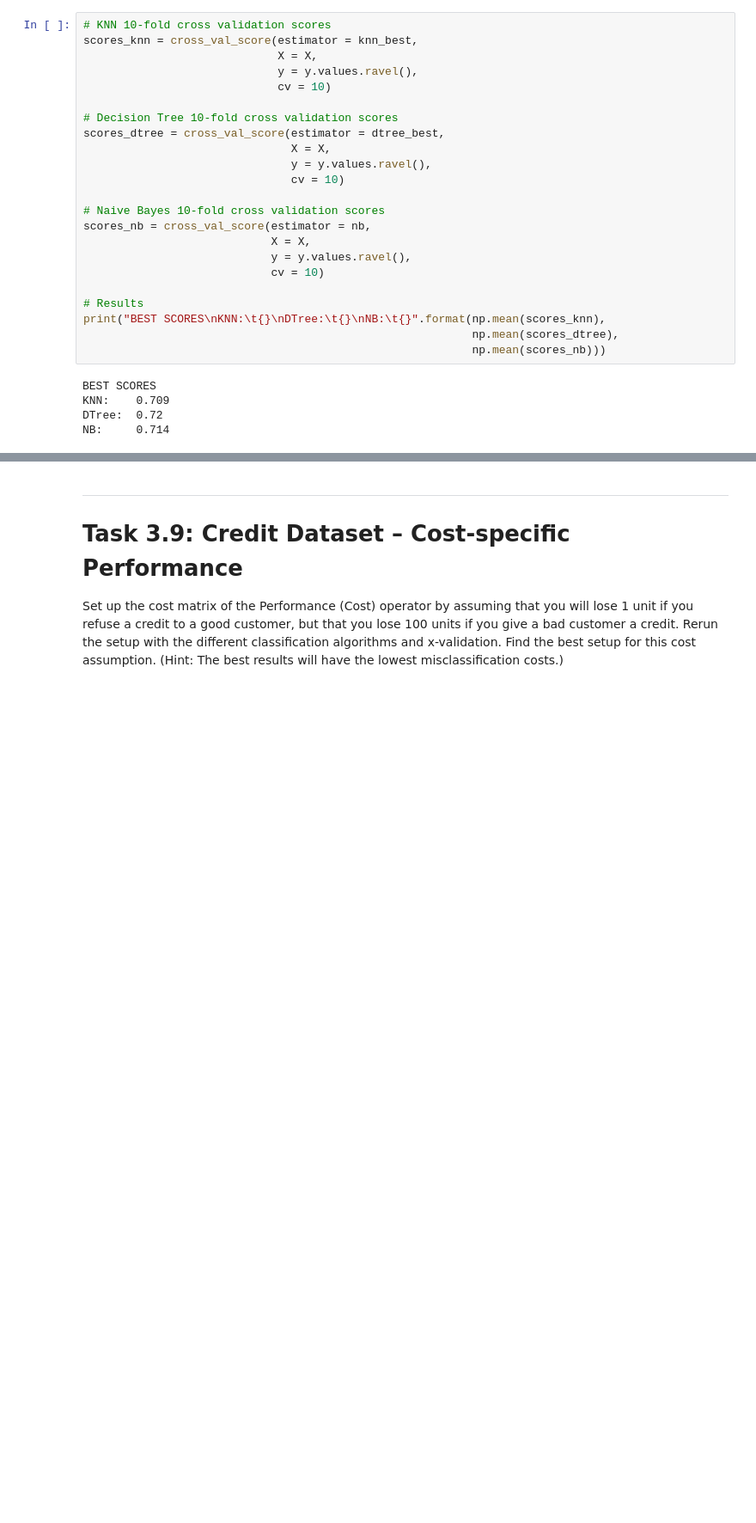
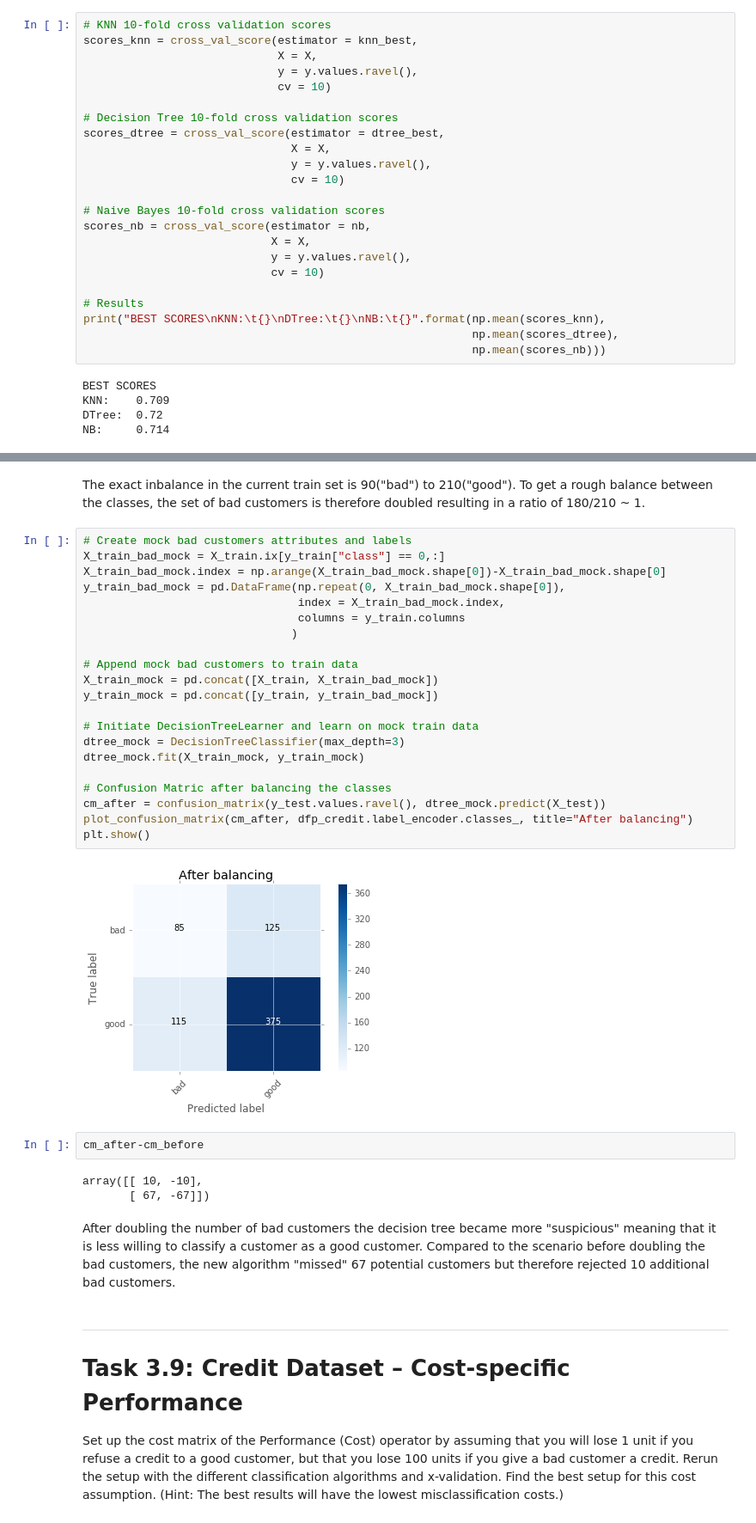
Before and after one commit to jgoerner/DataMining, a Jupyter notebook: notebooks/0.1-jg-readingguide-3.ipynb, the cells around one changed output, grey strips where cells are left out. Shown at 86% size. Cells and saved outputs as stored; diff of their text form; blank space fills up the shorter version.

```diff
--- a/notebooks/0.1-jg-readingguide-3.ipynb
+++ b/notebooks/0.1-jg-readingguide-3.ipynb
@@ -252,3 +267,35 @@ How does the change influence the accuracy and the number of falsely classified
+# %% [markdown]
+The exact inbalance in the current train set is 90("bad") to 210("good"). To get a rough balance between the classes, the set of bad customers is therefore doubled resulting in a ratio of 180/210 ~ 1.
+# %%
+# Create mock bad customers attributes and labels
+X_train_bad_mock = X_train.ix[y_train["class"] == 0,:]
+X_train_bad_mock.index = np.arange(X_train_bad_mock.shape[0])-X_train_bad_mock.shape[0]
+y_train_bad_mock = pd.DataFrame(np.repeat(0, X_train_bad_mock.shape[0]),
+                                index = X_train_bad_mock.index,
+                                columns = y_train.columns
+                               )
+
+# Append mock bad customers to train data
+X_train_mock = pd.concat([X_train, X_train_bad_mock])
+y_train_mock = pd.concat([y_train, y_train_bad_mock])
+
+# Initiate DecisionTreeLearner and learn on mock train data
+dtree_mock = DecisionTreeClassifier(max_depth=3)
+dtree_mock.fit(X_train_mock, y_train_mock)
+
+# Confusion Matric after balancing the classes
+cm_after = confusion_matrix(y_test.values.ravel(), dtree_mock.predict(X_test))
+plot_confusion_matrix(cm_after, dfp_credit.label_encoder.classes_, title="After balancing")
+plt.show()
+# %% [output]
+[figure, added]
+# %%
+cm_after-cm_before
+# %% [output]
+array([[ 10, -10],
+       [ 67, -67]])
+# %% [markdown]
+After doubling the number of bad customers the decision tree became more "suspicious" meaning that it is less willing to classify a customer as a good customer. Compared to the scenario before doubling the bad customers, the new algorithm "missed" 67 potential customers but therefore rejected 10 additional bad customers.
 # %% [markdown]
 ---
 # Task 3.9: Credit Dataset – Cost-specific Performance
```
Also changed, not shown: parts of 6 cells of this notebook, 1 other file.
